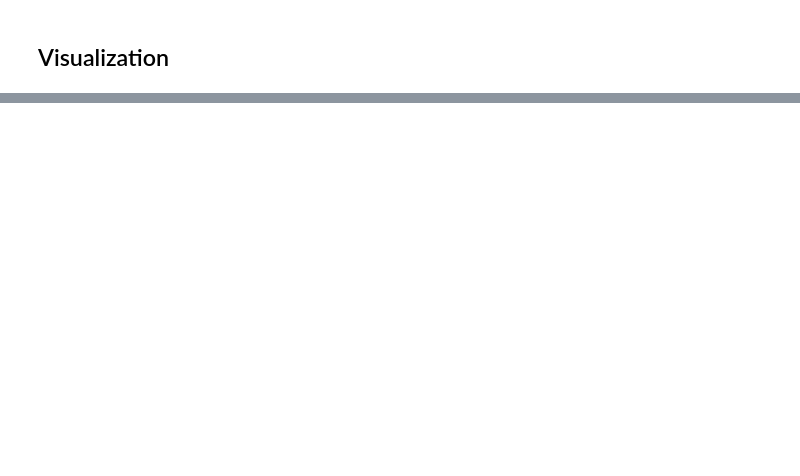
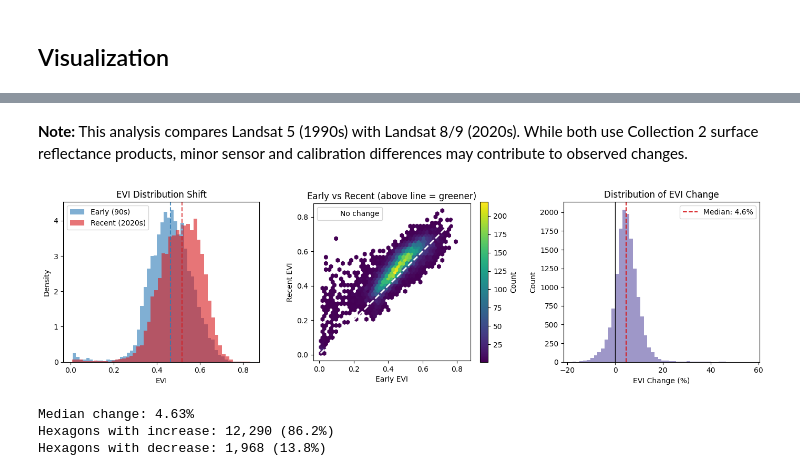
Before and after one commit to kentstephen/landsat_diff_h3, a Jupyter notebook: landsat_vegetation_change_h3.ipynb, the cells around one changed output, grey strips where cells are left out. Cells and saved outputs as stored; diff of their text form; code cells hidden in the pictures; blank space fills up the shorter version.

```diff
--- a/landsat_vegetation_change_h3.ipynb
+++ b/landsat_vegetation_change_h3.ipynb
@@ -74,23 +116,24 @@ def calculate_resolution_for_h3(
 
     return resolution_rounded
 # %%
-def configure_data_access(source: str = "element84"):
+def configure_data_access(source: str = "aws"):
     """
     Configure data access for the chosen source.
 
     Parameters
     ----------
     source : str
-        "element84" (needs AWS creds) or "planetary_computer" (no creds needed)
+        "AWS" (needs AWS creds) or "MSPC
+        " (no creds needed)
     """
     load_dotenv()
 
-    if source == "planetary_computer":
+    if source == "MSPC":
         import planetary_computer as pc
         # PC handles auth automatically via signing
         return "https://planetarycomputer.microsoft.com/api/stac/v1", pc.sign_inplace
     else:
-        # Element84 - needs AWS creds for requester-pays
+        # AWS  -Element84 - needs AWS creds for requester-pays
         session = boto3.Session(
             aws_access_key_id=os.environ.get('AWS_ACCESS_KEY_ID'),
             aws_secret_access_key=os.environ.get('AWS_SECRET_ACCESS_KEY'),
@@ -101,5 +218,5 @@ def configure_data_access(source: str = "element84"):
 # %%
-def stratified_sample_items(items, items_per_group: int = 3, max_items: int = None):
+def stratified_sample_items(items, items_per_group: int = 3, max_items: int = 50):
     """Select clearest images stratified by month AND path/row."""
     from collections import defaultdict
     import math
@@ -153,7 +270,7 @@ def process_single_period_to_h3(
     max_items: int = 50,
     items_per_group: int = 2,
     agg_func: str = "mean",
-    source: str = "element84",
+    source: str = "AWS",
     verbose: bool = False,
 ) -> Optional[pa.Table]:
     """
@@ -412,7 +529,7 @@ def get_h3_diff(
     max_items: int = 50,
     items_per_group: int = 2,
     max_concurrent_years: int = 3,
-    source: str = "element84",  # or "planetary_computer"
+    source: str = "aws",  # or "planetary_computer"
     verbose: bool = False
 ):
     """
@@ -619,0 +868,54 @@ widgets.HBox([early_map, recent_map])
+# %% [markdown]
+**Note:** This analysis compares Landsat 5 (1990s) with Landsat 8/9 (2020s). While both use Collection 2 surface reflectance products, minor sensor and calibration differences may contribute to observed changes.
+# %%
+import matplotlib.pyplot as plt
+
+fig, axes = plt.subplots(1, 3, figsize=(14, 4))
+
+# 1. Overlapping histograms: Early vs Recent EVI distributions
+ax1 = axes[0]
+bins = 50
+ax1.hist(df['early_avg'], bins=bins, alpha=0.6, label='Early (90s)', color='#2c7bb6', density=True)
+ax1.hist(df['current_avg'], bins=bins, alpha=0.6, label='Recent (2020s)', color='#d7191c', density=True)
+ax1.set_xlabel('EVI')
+ax1.set_ylabel('Density')
+ax1.set_title('EVI Distribution Shift')
+ax1.legend()
+ax1.axvline(df['early_avg'].median(), color='#2c7bb6', linestyle='--', alpha=0.8)
+ax1.axvline(df['current_avg'].median(), color='#d7191c', linestyle='--', alpha=0.8)
+
+# 2. Hexbin: Early vs Recent (points above diagonal = increase)
+ax2 = axes[1]
+hb = ax2.hexbin(df['early_avg'], df['current_avg'], gridsize=40, cmap='viridis', mincnt=1)
+lims = [min(df['early_avg'].min(), df['current_avg'].min()),
+        max(df['early_avg'].max(), df['current_avg'].max())]
+ax2.plot(lims, lims, 'w--', linewidth=2, label='No change')
+ax2.set_xlabel('Early EVI')
+ax2.set_ylabel('Recent EVI')
+ax2.set_title('Early vs Recent (above line = greener)')
+ax2.set_aspect('equal')
+ax2.legend()
+plt.colorbar(hb, ax=ax2, label='Count')
+
+# 3. Change distribution histogram
+ax3 = axes[2]
+ax3.hist(df['pct_change_evi'], bins=50, alpha=0.7, color='#756bb1')
+ax3.axvline(0, color='black', linestyle='-', linewidth=1)
+ax3.axvline(df['pct_change_evi'].median(), color='#d7191c', linestyle='--', label=f"Median: {df['pct_change_evi'].median():.1f}%")
+ax3.set_xlabel('EVI Change (%)')
+ax3.set_ylabel('Count')
+ax3.set_title('Distribution of EVI Change')
+ax3.legend()
+
+plt.tight_layout()
+plt.show()
+
+# Summary stats
+print(f"Median change: {df['pct_change_evi'].median():.2f}%")
+print(f"Hexagons with increase: {(df['pct_change_evi'] > 0).sum():,} ({(df['pct_change_evi'] > 0).mean()*100:.1f}%)")
+print(f"Hexagons with decrease: {(df['pct_change_evi'] < 0).sum():,} ({(df['pct_change_evi'] < 0).mean()*100:.1f}%)")
+# %% [output]
+[figure, added]
+Median change: 4.63%
+Hexagons with increase: 12,290 (86.2%)
+Hexagons with decrease: 1,968 (13.8%)
```
Also changed, not shown: parts of 21 cells of this notebook, 1 other file.
